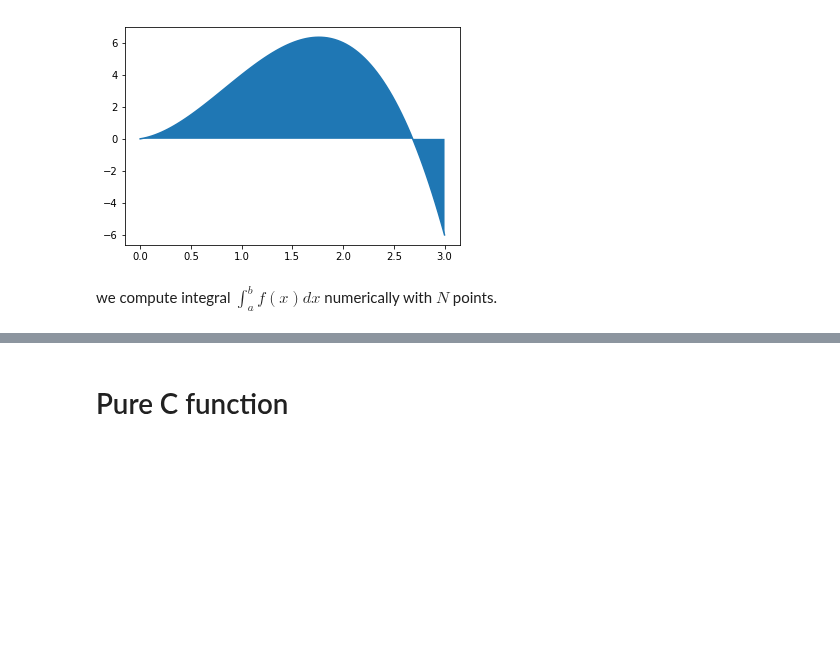
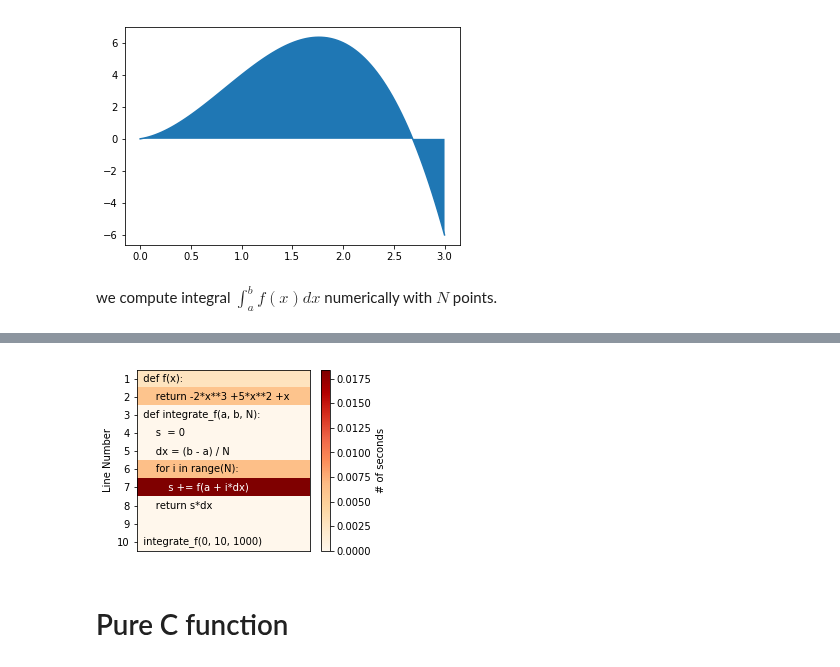
Before and after one commit to pnavaro/math-python, a Jupyter notebook: 21.Cython.ipynb, the cells around one changed output, grey strips where cells are left out. Drawn from its saved outputs; the diff is of its cells as text; code cells hidden in the pictures; blank space fills up the shorter version.

```diff
--- a/21.Cython.ipynb
+++ b/21.Cython.ipynb
@@ -97,3 +102,17 @@ print(integrate_f_py(0,3,10))
+# %%
+%%heat
+def f(x):
+    return -2*x**3 +5*x**2 +x
+def integrate_f(a, b, N):
+    s  = 0
+    dx = (b - a) / N
+    for i in range(N):
+        s += f(a + i*dx)
+    return s*dx
+
+integrate_f(0, 10, 1000)
+# %% [output]
+[figure, added]
 # %% [markdown]
 # Pure C function
 # %%
```
Also changed, not shown: parts of 4 cells of this notebook, 3 other files.
